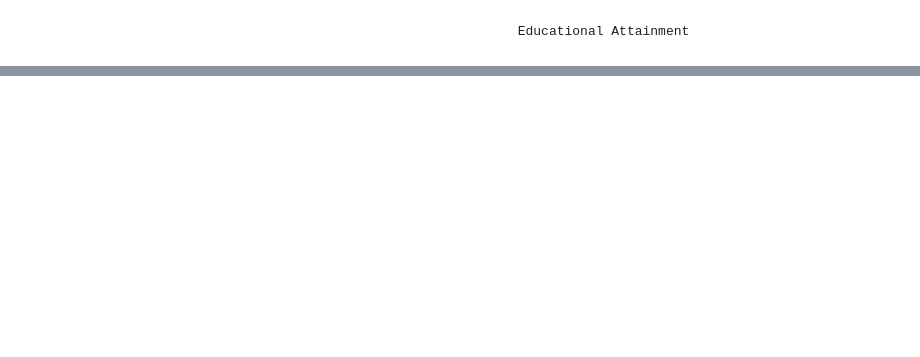
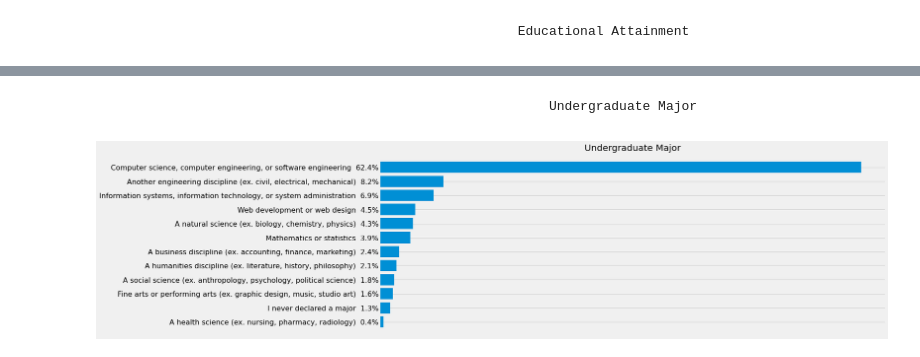
Before and after one commit to anri-Tvalabeishvili/Stackoverflow-Survey-Analysis, a Jupyter notebook: Project.ipynb, the cells around one changed output, grey strips where cells are left out. Cells and saved outputs as stored; diff of their text form; code cells hidden in the pictures; blank space fills up the shorter version.

```diff
--- a/Project.ipynb
+++ b/Project.ipynb
@@ -758,0 +811,24 @@ Build_Barh_sizes( key_Phrases , Quantity, EdLevel ,"fivethirtyeight", False , (1
+# %% [markdown]
+                                                            Undergraduate Major
+# %%
+UndergradMajor = data["UndergradMajor"]
+
+UndergradMajor.dropna(inplace=True)
+
+
+counted_UndergradMajor = Counter(UndergradMajor)
+
+
+Counted_sorted_UndergradMajor = sort_dict_by_value(counted_UndergradMajor, False)  # ვალაგებთ ზრდის-კლების მიხედვით Hobbyist-ის პასუხებს
+
+key_Phrases=[]  # ვქმნით ფრაზების შესანახ ლისთს
+Quantity=[]     # ვქმნით რაოდენოის შესანახ ლისთს
+
+for i in Counted_sorted_UndergradMajor:   #ვანაწილებთ ლისთებში
+    key_Phrases.append(i)  # ვანაწილებთ ფრაზების შესანახ ლისთში
+    Quantity.append(Counted_sorted_UndergradMajor[i])  # ვანაწილებთ რაოდენოის შესანახ ლისთში
+
+
+Build_Barh_sizes( key_Phrases , Quantity, UndergradMajor ,"fivethirtyeight", False , (18,7), "Undergraduate Major")  # ვაგებთ გრაფიკს
+# %% [output]
+[figure, added]
```
Also changed, not shown: parts of 25 cells of this notebook, 1 other file.
